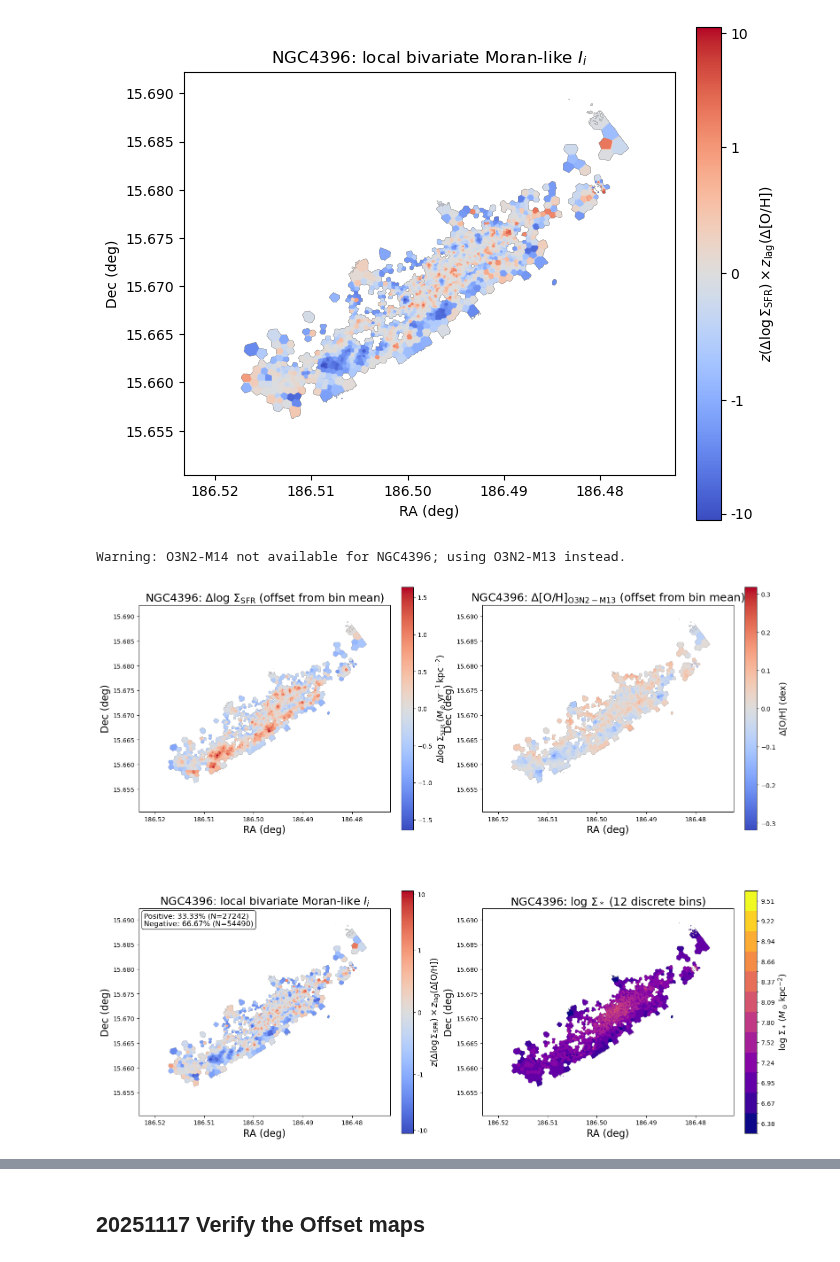
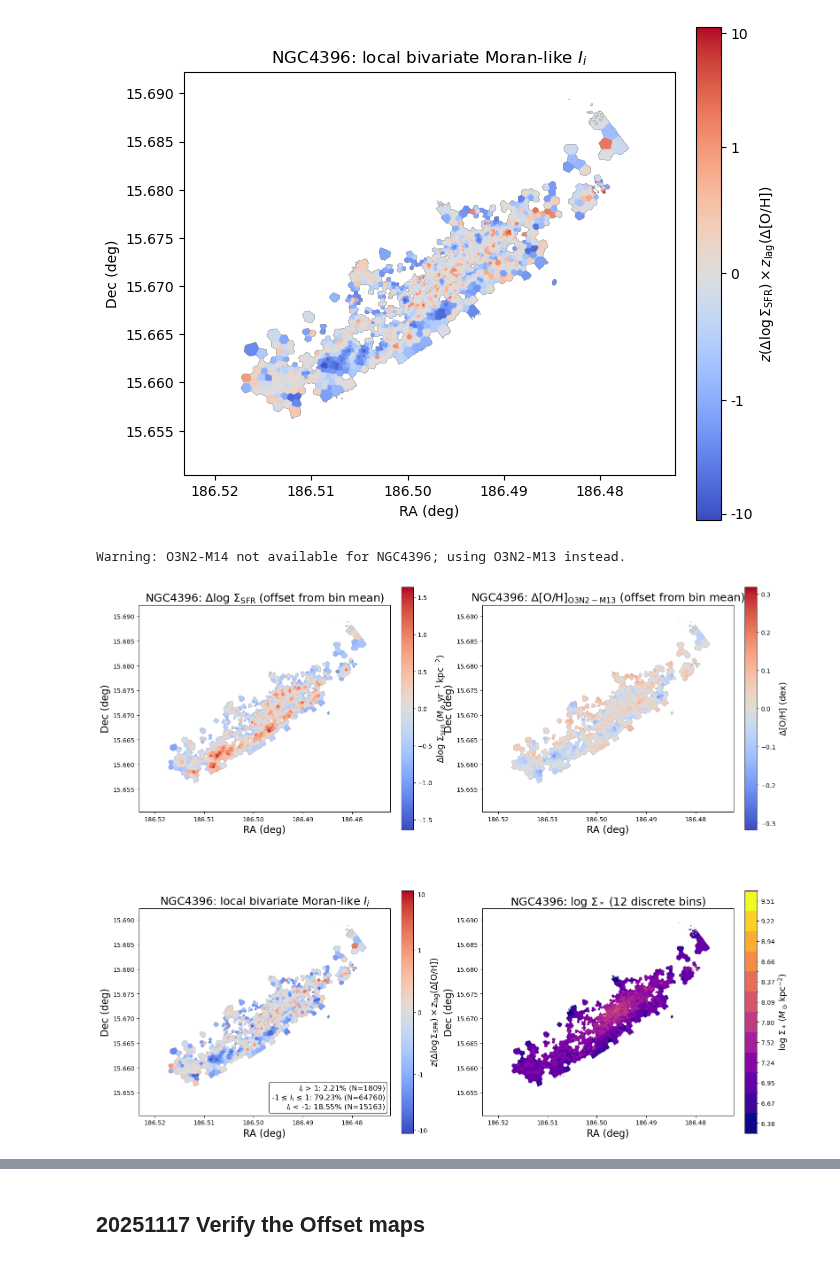
Before and after one commit to Rongjun-ANU/ICRAR-MAUVE, a Jupyter notebook: extended/20251114_NGC4396_SFR_Metallicity_Correlation_Map.ipynb, the cells around one changed output, grey strips where cells are left out. Cells and saved outputs as stored; diff of their text form; code cells hidden in the pictures.

```diff
--- a/extended/20251114_NGC4396_SFR_Metallicity_Correlation_Map.ipynb
+++ b/extended/20251114_NGC4396_SFR_Metallicity_Correlation_Map.ipynb
@@ -820,6 +820,11 @@ from matplotlib.colors import BoundaryNorm, SymLogNorm
 
 # Only focus on NGC4396 for this visualisation
 galaxies = ['NGC4396']
+
+# ------------------------------------------------------------------
+# Define threshold parameter for linear/log colorbar transition and classification
+# ------------------------------------------------------------------
+threshold = 1  # Values between -threshold and +threshold use linear scale
 
 # ------------------------------------------------------------------
 # 1.  Helper: read the required maps
@@ -977,14 +982,16 @@ for gal in galaxies:
                                             neighbourhood='queen')
 
     # ------------------------------------------------------------------
-    # Calculate statistics for positive/negative correlations
+    # Calculate statistics for three classes based on threshold
     # ------------------------------------------------------------------
     valid_I = np.isfinite(I_map)
     n_total = np.sum(valid_I)
-    n_positive = np.sum(I_map[valid_I] > 0)
-    n_negative = np.sum(I_map[valid_I] < 0)
-    pct_positive = (n_positive / n_total * 100) if n_total > 0 else 0
-    pct_negative = (n_negative / n_total * 100) if n_total > 0 else 0
+    n_high = np.sum(I_map[valid_I] > threshold)
+    n_mid = np.sum((I_map[valid_I] >= -threshold) & (I_map[valid_I] <= threshold))
+    n_low = np.sum(I_map[valid_I] < -threshold)
+    pct_high = (n_high / n_total * 100) if n_total > 0 else 0
+    pct_mid = (n_mid / n_total * 100) if n_total > 0 else 0
+    pct_low = (n_low / n_total * 100) if n_total > 0 else 0
 
     # ------------------------------------------------------------------
     # 4.  Create binned Σ* map
@@ -1048,10 +1055,10 @@ for gal in galaxies:
     # max absolute value for symmetric limits
     vI = np.nanmax(np.abs(I_map))
 
-    # Symmetric log-normalisation:
-    #  - linthresh=1.0   → values between -1 and 1 are on a linear scale
+    # Symmetric log-normalisation using threshold parameter:
+    #  - values between -threshold and +threshold are on a linear scale
     #  - outside this, log10 scaling, symmetric around 0
-    norm = SymLogNorm(linthresh=1.0, linscale=1.0,
+    norm = SymLogNorm(linthresh=threshold, linscale=1.0,
                       vmin=-vI, vmax=vI, base=10)
 
     imI = ax3.imshow(np.ma.masked_invalid(I_map), origin='lower',
@@ -1063,17 +1070,56 @@ for gal in galaxies:
     cbarI = fig.colorbar(imI, ax=ax3, fraction=0.046, pad=0.04)
     cbarI.set_label(r'$z(\Delta\log\Sigma_{\rm SFR}) \times z_{\rm lag}(\Delta{\rm [O/H]})$', fontsize=14)
 
-    # Nice symmetric log-style ticks (…,-10,-3,-1,0,1,3,10,…)
+    # Symmetric log-style ticks including ±threshold
+    # Build positive log ticks
     max_pow = int(np.floor(np.log10(vI)))
     pos_ticks = [10**k for k in range(0, max_pow+1) if 10**k <= vI]
-    ticks = [-p for p in reversed(pos_ticks)] + [0.0] + pos_ticks
+
+    # Combine: negative log ticks + -threshold + 0 + threshold + positive log ticks
+    # Remove threshold from pos_ticks if it's already a power of 10
+    pos_ticks_filtered = [p for p in pos_ticks if p != threshold]
+    neg_ticks_filtered = [-p for p in reversed(pos_ticks_filtered)]
+
+    ticks = neg_ticks_filtered + [-threshold, 0.0, threshold] + pos_ticks_filtered
+    # Sort and remove duplicates
+    ticks = sorted(set(ticks))
+
     cbarI.set_ticks(ticks)
     cbarI.set_ticklabels([f'{t:g}' for t in ticks])
 
-    # Add legend for positive/negative correlation statistics
-    legend_text = f'Positive: {pct_positive:.2f}% (N={n_positive})\nNegative: {pct_negative:.2f}% (N={n_negative})'
-    ax3.text(0.02, 0.98, legend_text, transform=ax3.transAxes,
-            fontsize=12, verticalalignment='top',
+    # Add legend for three classes based on threshold
+    # Find best location by checking which corner has most NaN values
+    ny, nx = I_map.shape
+    corner_size = min(ny // 4, nx // 4)  # Check a quarter of the image size
+
+    # Count NaN pixels in each corner
+    corners = {
+        'bottom_left': np.sum(np.isnan(I_map[:corner_size, :corner_size])),
+        'bottom_right': np.sum(np.isnan(I_map[:corner_size, -corner_size:])),
+        'top_left': np.sum(np.isnan(I_map[-corner_size:, :corner_size])),
+        'top_right': np.sum(np.isnan(I_map[-corner_size:, -corner_size:]))
+    }
+
+    # Choose corner with most NaN values
+    best_corner = max(corners, key=corners.get)
+
+    # Set position and alignment based on best corner
+    if best_corner == 'bottom_left':
+        x_pos, y_pos = 0.02, 0.02
+        va, ha = 'bottom', 'left'
+    elif best_corner == 'bottom_right':
+        x_pos, y_pos = 0.98, 0.02
+        va, ha = 'bottom', 'right'
+    elif best_corner == 'top_left':
+        x_pos, y_pos = 0.02, 0.98
+        va, ha = 'top', 'left'
+    else:  # top_right
+        x_pos, y_pos = 0.98, 0.98
+        va, ha = 'top', 'right'
+
+    legend_text = f'$I_i$ > {threshold}: {pct_high:.2f}% (N={n_high})\n-{threshold} ≤ $I_i$ ≤ {threshold}: {pct_mid:.2f}% (N={n_mid})\n$I_i$ < -{threshold}: {pct_low:.2f}% (N={n_low})'
+    ax3.text(x_pos, y_pos, legend_text, transform=ax3.transAxes,
+            fontsize=12, verticalalignment=va, horizontalalignment=ha,
             bbox=dict(boxstyle='round', facecolor='white', alpha=0.8))
 
     # Bottom-right: Discrete Σ* binned map
@@ -1081,36 +1127,37 @@ for gal in galaxies:
 
     cmap_discrete = plt.cm.plasma
     norm_discrete = BoundaryNorm(sigmaM_bin_edges, cmap_discrete.N)
 
     im_sigM_binned = ax4.imshow(np.ma.masked_invalid(sigM_binned_map), origin='lower',
                                 cmap=cmap_discrete, norm=norm_discrete, extent=extent)
     ax4.set_title(rf'{gal}: $\log\,\Sigma_*$ ({n_bins} discrete bins)', fontsize=18)
     ax4.set_xlabel('RA (deg)', fontsize=16)
     ax4.set_ylabel('Dec (deg)', fontsize=16)
 
     cbar_binned = fig.colorbar(im_sigM_binned, ax=ax4, fraction=0.046, pad=0.04)
     cbar_binned.set_label(r'$\log\,\Sigma_* \; (M_\odot\,\mathrm{kpc}^{-2})$', fontsize=14)
 
     # Set colorbar ticks at bin centers
     bin_centers = [(sigmaM_bin_edges[i] + sigmaM_bin_edges[i+1]) / 2 for i in range(n_bins)]
     cbar_binned.set_ticks(bin_centers)
     cbar_binned.set_ticklabels([f'{bc:.2f}' for bc in bin_centers])
 
     plt.tight_layout()
     plt.savefig(f'{gal}_correlation_map_moran.png', dpi=600, bbox_inches='tight')
     plt.savefig(f'{gal}_correlation_map_moran.pdf', bbox_inches='tight')
     plt.show()
 
     print(f"\n2x2 combined figure complete for {gal}!")
     print(f"  Σ_SFR offset range: {-sfr_offset_max:.3f} to {sfr_offset_max:.3f}")
     print(f"  [O/H] offset range: {-oh_offset_max:.3f} to {oh_offset_max:.3f}")
     print(f"  Moran I_i range: {np.nanmin(I_map):.3f} to {np.nanmax(I_map):.3f}")
     print(f"  Σ* bins: {n_bins} bins from {sigmaM_min:.3f} to {sigmaM_max:.3f}")
-    print(f"  Positive correlation: {pct_positive:.2f}% (N={n_positive})")
-    print(f"  Negative correlation: {pct_negative:.2f}% (N={n_negative})")
+    print(f"  I_i > {threshold}: {pct_high:.2f}% (N={n_high})")
+    print(f"  -{threshold} ≤ I_i ≤ {threshold}: {pct_mid:.2f}% (N={n_mid})")
+    print(f"  I_i < -{threshold}: {pct_low:.2f}% (N={n_low})")
 # %% [output]
 Warning: O3N2-M14 not available for NGC4396; using O3N2-M13 instead.
-[figure, old version]
+[figure, new version]
 2x2 combined figure complete for NGC4396!
   Σ_SFR offset range: -1.638 to 1.638
   [O/H] offset range: -0.318 to 0.318
```
Also changed, not shown: parts of 1 cell of this notebook, 11 other files.
